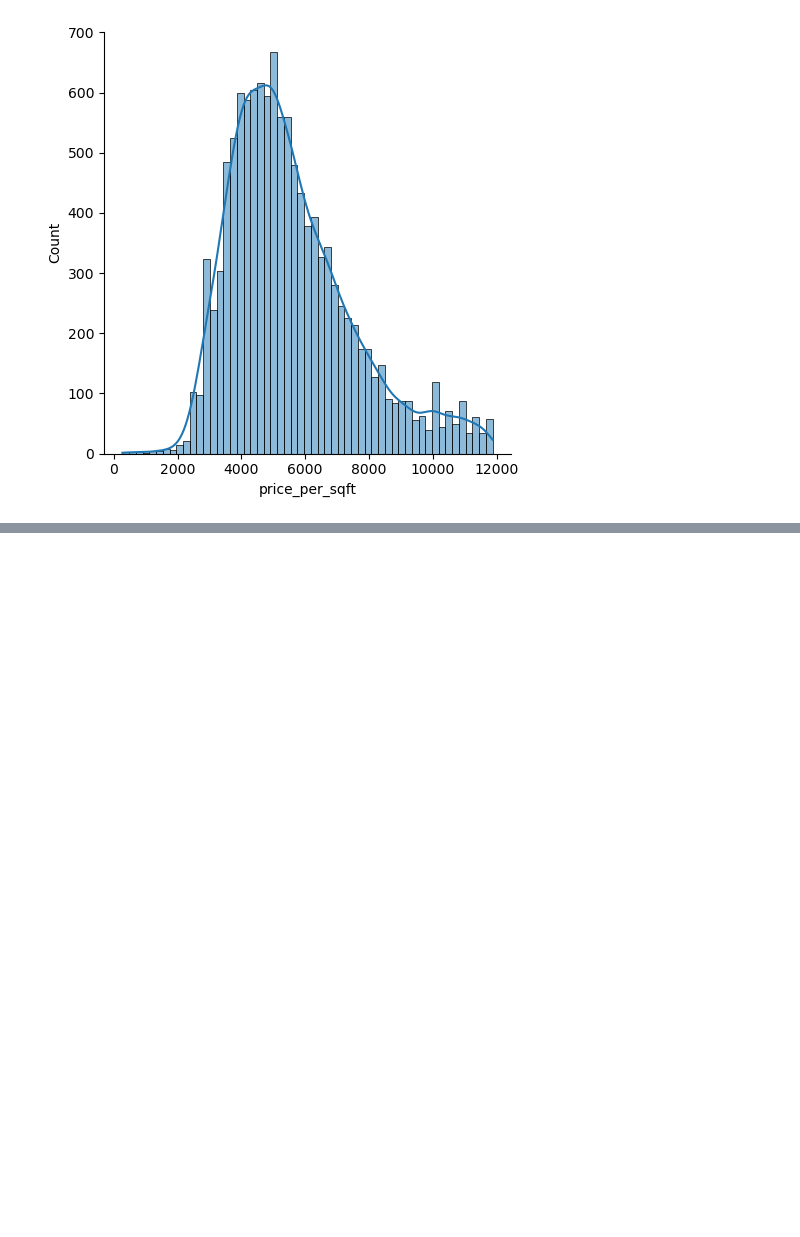
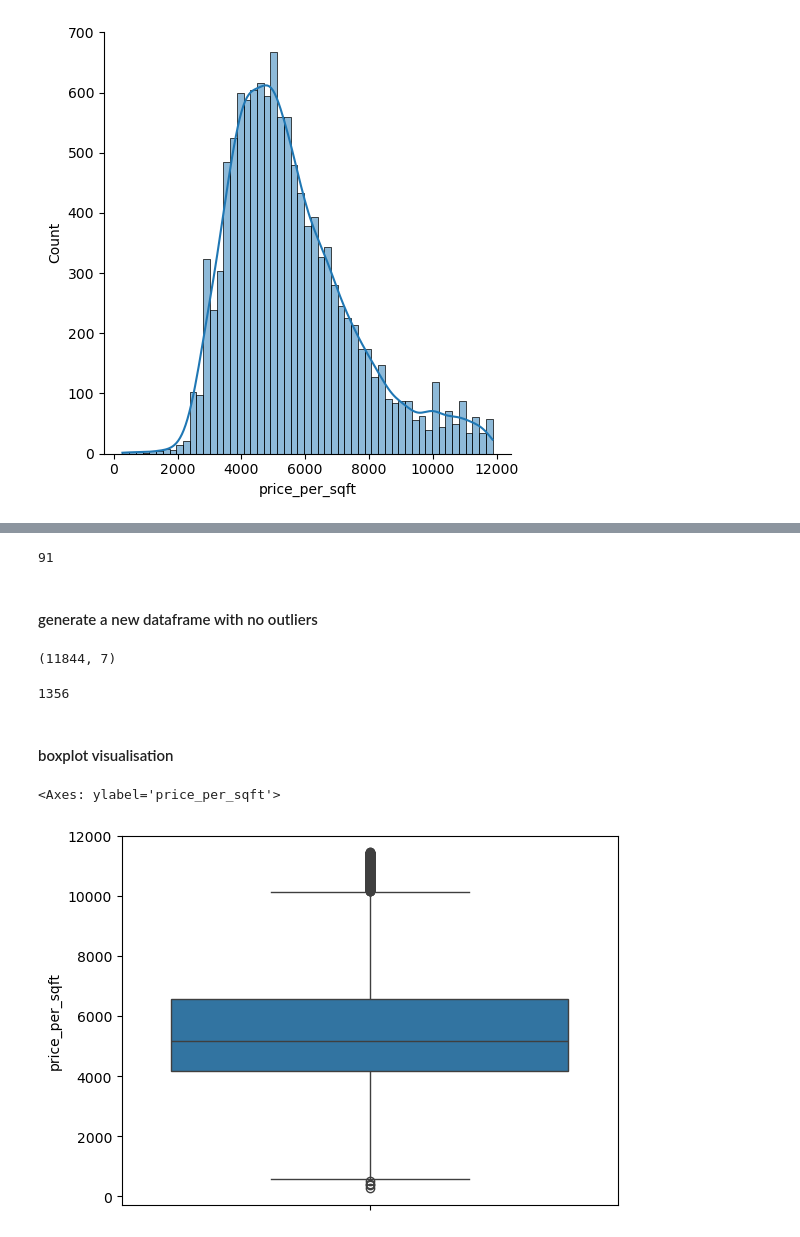
Before and after one commit to GichukiEdwin/Advanced_EDA_and_Feature_Engineering, a Jupyter notebook: House_Price_in_Banglore.ipynb, the cells around one changed output, grey strips where cells are left out. Cells and saved outputs as stored; diff of their text form; code cells hidden in the pictures; blank space fills up the shorter version.

```diff
--- a/House_Price_in_Banglore.ipynb
+++ b/House_Price_in_Banglore.ipynb
@@ -153,0 +171,7 @@ sns.displot(df2['price_per_sqft'],kind='kde')
+# %%
+price_mean=df2['price_per_sqft'].mean()
+price_std=df2['price_per_sqft'].std()
+
+upper_limit=price_mean+3*price_std
+lower_limit=price_mean-3*price_std
+df2[(df2['price_per_sqft']<lower_limit)|(df2['price_per_sqft']>upper_limit)].head()
@@ -153,0 +185,23 @@ sns.displot(df2['price_per_sqft'],kind='kde')
+# %%
+df2[(df2['price_per_sqft']<lower_limit)|(df2['price_per_sqft']>upper_limit)].shape[0]
+# %% [output]
+91
+# %% [markdown]
+#### generate a new dataframe with no outliers
+# %%
+df3=df2[(df2['price_per_sqft']>lower_limit)&(df2['price_per_sqft']<upper_limit)]
+df3.shape
+# %% [output]
+(11844, 7)
+# %%
+# how many rows are outliers
+df.shape[0]-df3.shape[0]
+# %% [output]
+1356
+# %% [markdown]
+#### boxplot visualisation
+# %%
+sns.boxplot(df3['price_per_sqft'])
+# %% [output]
+<Axes: ylabel='price_per_sqft'>
+[figure, added]
```
Also changed, not shown: parts of 18 cells of this notebook, 1 other file.
